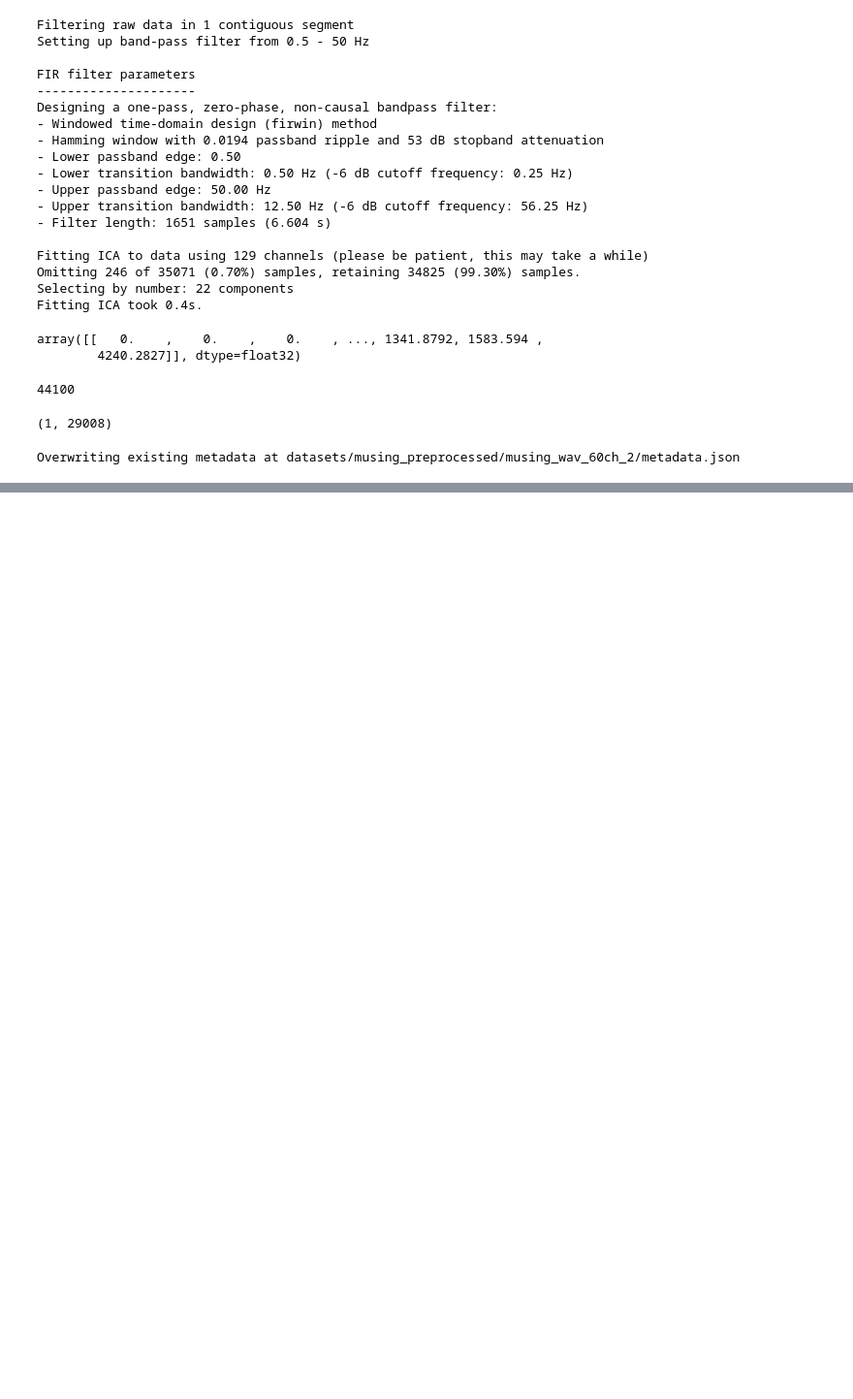
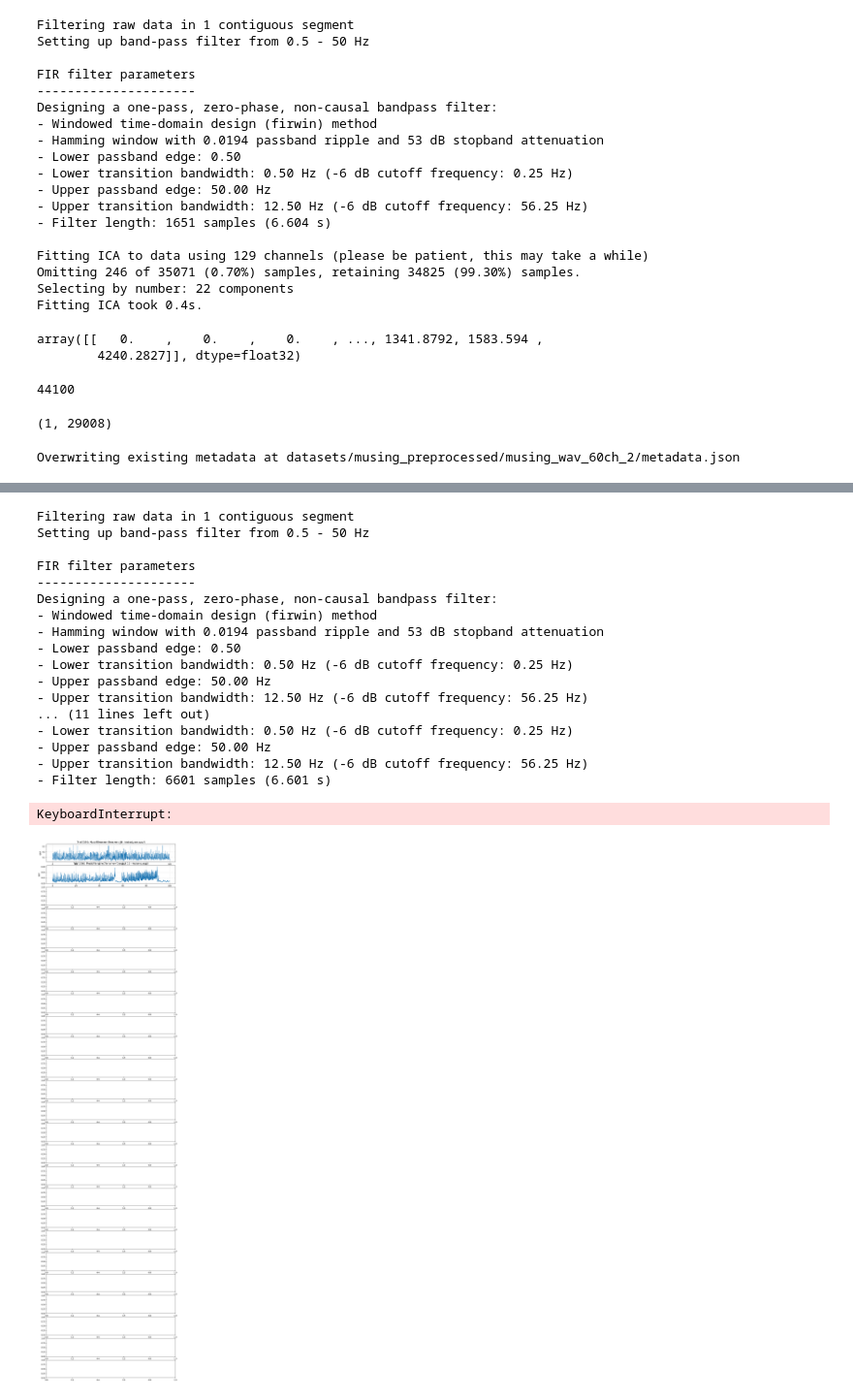
Before and after one commit to zmrocze/eeg-music-code, a Jupyter notebook: src/eeg_music/odf_preprocessing.ipynb, the cells around one changed output, grey strips where cells are left out. Shown at 97% size. Drawn from its saved outputs; the diff is of its cells as text; code cells hidden in the pictures; blank space fills up the shorter version.

```diff
--- a/src/eeg_music/odf_preprocessing.ipynb
+++ b/src/eeg_music/odf_preprocessing.ipynb
@@ -737,0 +581,41 @@ eeg.data.shape
+# %%
+n_trials_to_plot = 25
+trial_indices = np.random.choice(len(strat_mds_noica), size=n_trials_to_plot, replace=False)
+
+fig, axes = plt.subplots(n_trials_to_plot, 1, figsize=(12, 2 * n_trials_to_plot))
+if n_trials_to_plot == 1:
+    axes = [axes]
+
+for idx, trial_idx in enumerate(trial_indices):
+    trial = strat_mds_noica[trial_idx]
+    odf = trial.music_data.mel.squeeze()
+    time = np.arange(len(odf)) / 64
+
+    axes[idx].plot(time, odf, linewidth=0.8)
+    axes[idx].set_ylabel('ODF')
+    axes[idx].set_title(f'Trial {trial_idx}: {trial.music_filename}')
+    axes[idx].grid(True, alpha=0.3)
+
+axes[-1].set_xlabel('Time (s)')
+plt.tight_layout()
+plt.show()
+# %% [output]
+Filtering raw data in 1 contiguous segment
+Setting up band-pass filter from 0.5 - 50 Hz
+
+FIR filter parameters
+---------------------
+Designing a one-pass, zero-phase, non-causal bandpass filter:
+- Windowed time-domain design (firwin) method
+- Hamming window with 0.0194 passband ripple and 53 dB stopband attenuation
+- Lower passband edge: 0.50
+- Lower transition bandwidth: 0.50 Hz (-6 dB cutoff frequency: 0.25 Hz)
+- Upper passband edge: 50.00 Hz
+- Upper transition bandwidth: 12.50 Hz (-6 dB cutoff frequency: 56.25 Hz)
+... (11 lines left out)
+- Lower transition bandwidth: 0.50 Hz (-6 dB cutoff frequency: 0.25 Hz)
+- Upper passband edge: 50.00 Hz
+- Upper transition bandwidth: 12.50 Hz (-6 dB cutoff frequency: 56.25 Hz)
+- Filter length: 6601 samples (6.601 s)
+KeyboardInterrupt:
+[figure, added]
```
Also changed, not shown: parts of 5 cells of this notebook, 5 other files.
